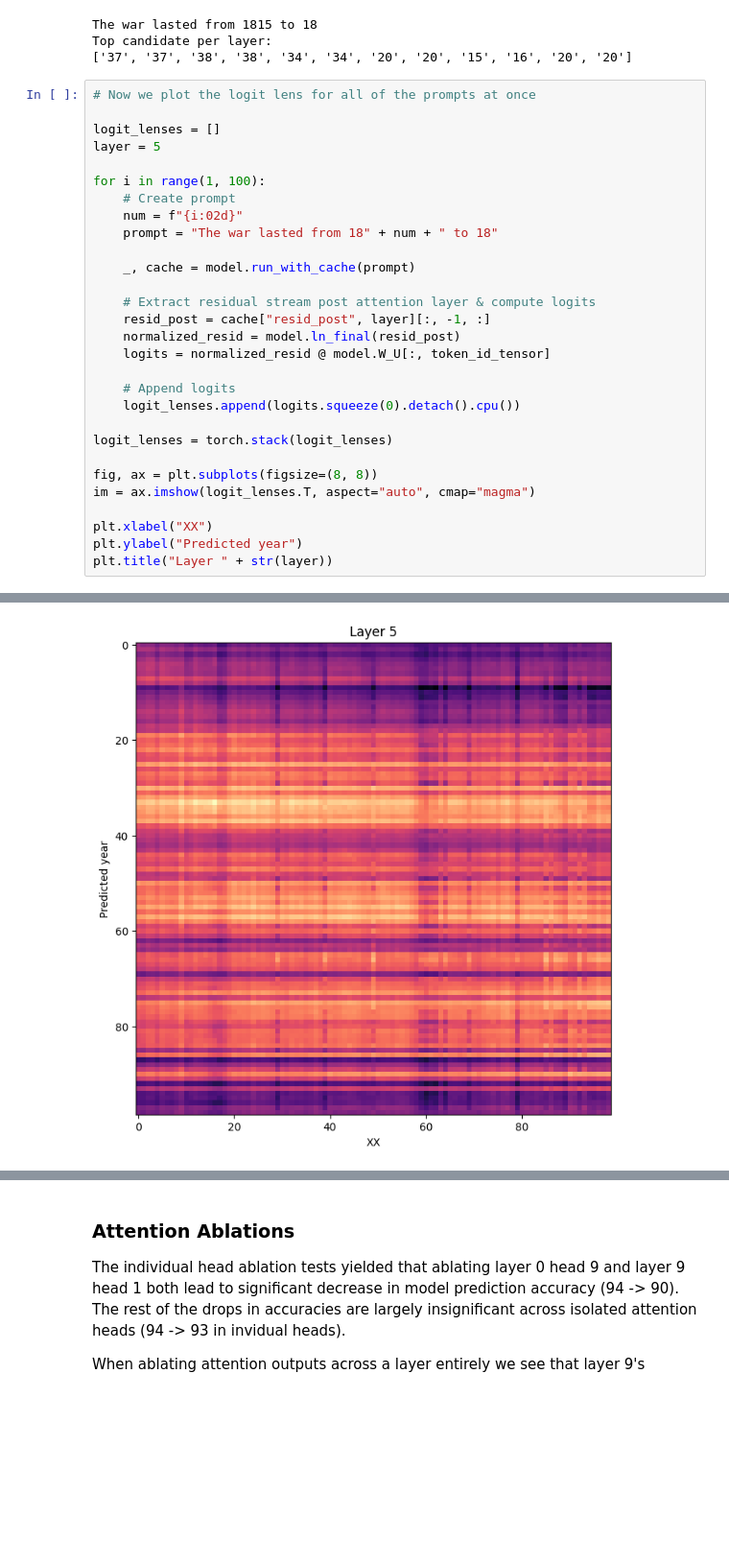
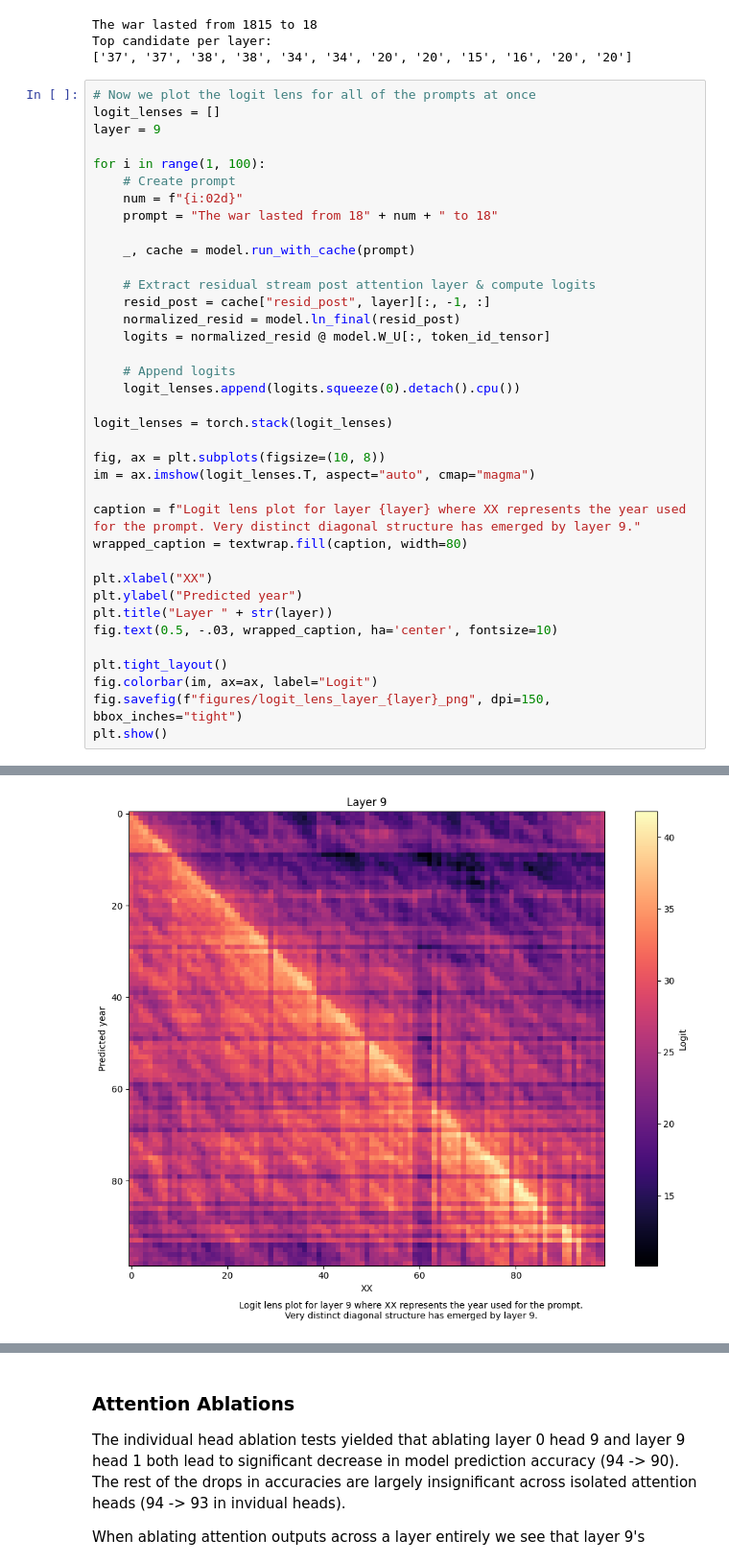
Before and after one commit to benjaminW2025/greater-than-cap, a Jupyter notebook: notebooks/interpretability.ipynb, the cells around one changed output, grey strips where cells are left out. Shown at 96% size. Saved outputs shown, nothing was run; the diff lists cells and outputs as text; blank space fills up the shorter version.

Commit message:
Completed initial discovery phase with saved plots and metrics

```diff
--- a/notebooks/interpretability.ipynb
+++ b/notebooks/interpretability.ipynb
@@ -207,9 +256,8 @@ Top candidate per layer:
 ['37', '37', '38', '38', '34', '34', '20', '20', '15', '16', '20', '20']
 # %%
 # Now we plot the logit lens for all of the prompts at once
-
 logit_lenses = []
-layer = 5
+layer = 9
 
 for i in range(1, 100):
     # Create prompt
@@ -228,10 +276,19 @@ for i in range(1, 100):
 
 logit_lenses = torch.stack(logit_lenses)
 
-fig, ax = plt.subplots(figsize=(8, 8))
+fig, ax = plt.subplots(figsize=(10, 8))
 im = ax.imshow(logit_lenses.T, aspect="auto", cmap="magma")
+
+caption = f"Logit lens plot for layer {layer} where XX represents the year used for the prompt. Very distinct diagonal structure has emerged by layer 9."
+wrapped_caption = textwrap.fill(caption, width=80)
 
 plt.xlabel("XX")
 plt.ylabel("Predicted year")
 plt.title("Layer " + str(layer))
+fig.text(0.5, -.03, wrapped_caption, ha='center', fontsize=10)
+
+plt.tight_layout()
+fig.colorbar(im, ax=ax, label="Logit")
+fig.savefig(f"figures/logit_lens_layer_{layer}_png", dpi=150, bbox_inches="tight")
+plt.show()
 # %% [output]
@@ -239,2 +295,2 @@ Text(0.5, 1.0, 'Layer 5')
-[figure, old version]
+[figure, new version]
 # %% [markdown]
```
Also changed, not shown: parts of 13 cells of this notebook, 1 other file.
